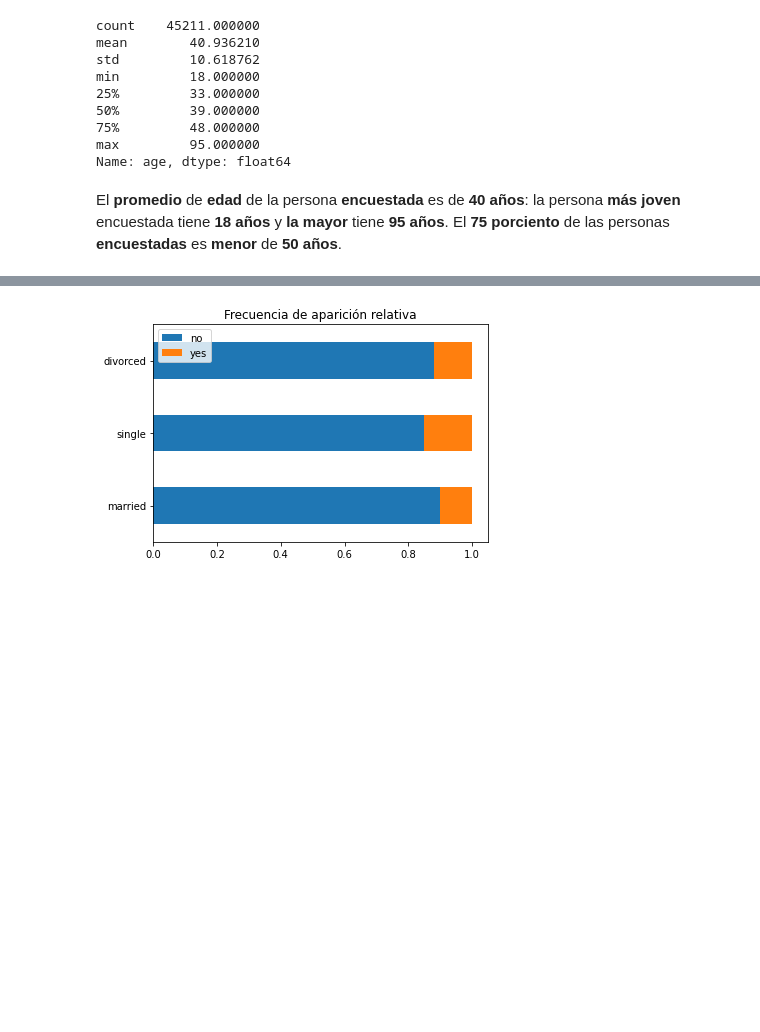
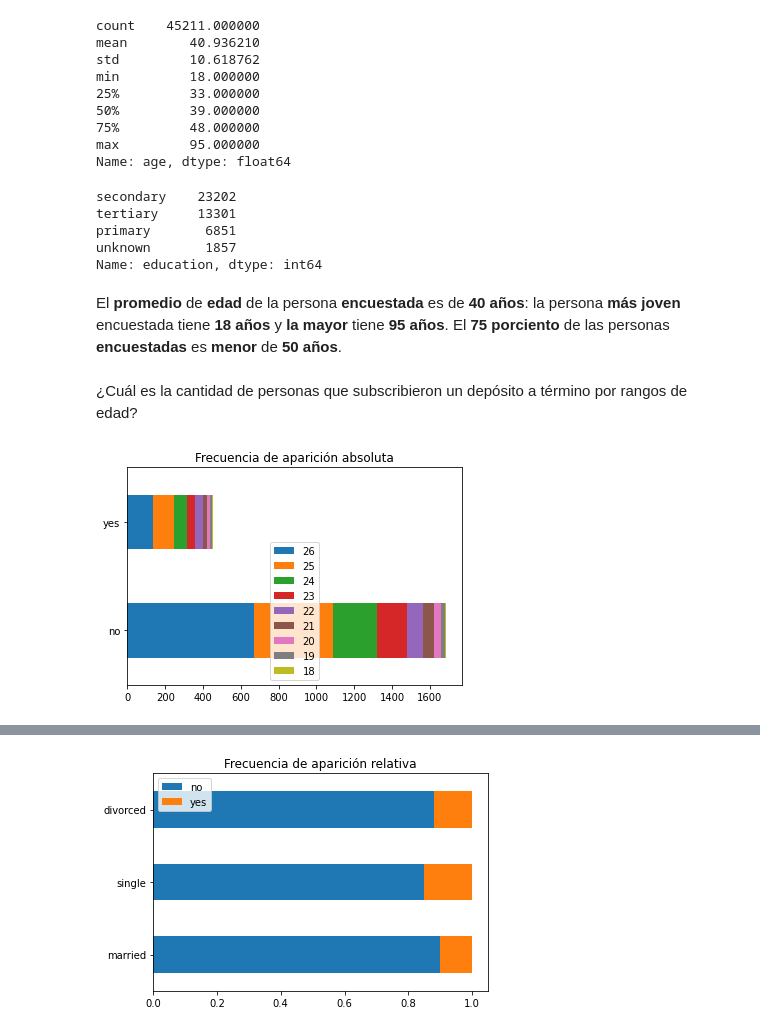
Before and after one commit to estebanhernandezr/Entregas-Semanales, a Jupyter notebook: AndreyEsteban_LizarazoHernandez_proyecto4.ipynb, the cells around one changed output, grey strips where cells are left out. Drawn from its saved outputs; the diff is of its cells as text; code cells hidden in the pictures; blank space fills up the shorter version.

```diff
--- a/AndreyEsteban_LizarazoHernandez_proyecto4.ipynb
+++ b/AndreyEsteban_LizarazoHernandez_proyecto4.ipynb
@@ -102,5 +116,19 @@ min         18.000000
 75%         48.000000
 max         95.000000
 Name: age, dtype: float64
+# %%
+marketing_campaign_info['education'].value_counts()
+# %% [output]
+secondary    23202
+tertiary     13301
+primary       6851
+unknown       1857
+Name: education, dtype: int64
 # %% [markdown]
 El **promedio** de **edad** de la persona **encuestada** es de **40 años**: la persona **más joven** encuestada tiene **18 años** y **la mayor** tiene **95 años**. El **75 porciento** de las personas **encuestadas** es **menor** de **50 años**.
+# %% [markdown]
+¿Cuál es la cantidad de personas que subscribieron un depósito a término por rangos de edad?
+# %%
+plot_stackedbar_chart(marketing_campaign_info[(marketing_campaign_info["age"] >= 18) & (marketing_campaign_info["age"] <= 26)], 'y', 'age', norm=False)
+# %% [output]
+[figure, added]
```
Also changed, not shown: parts of 31 cells of this notebook.
